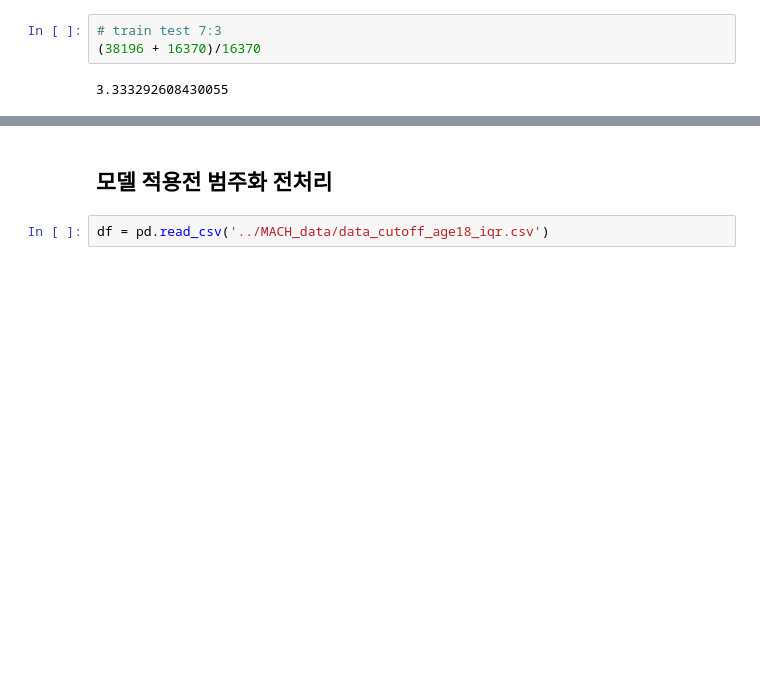
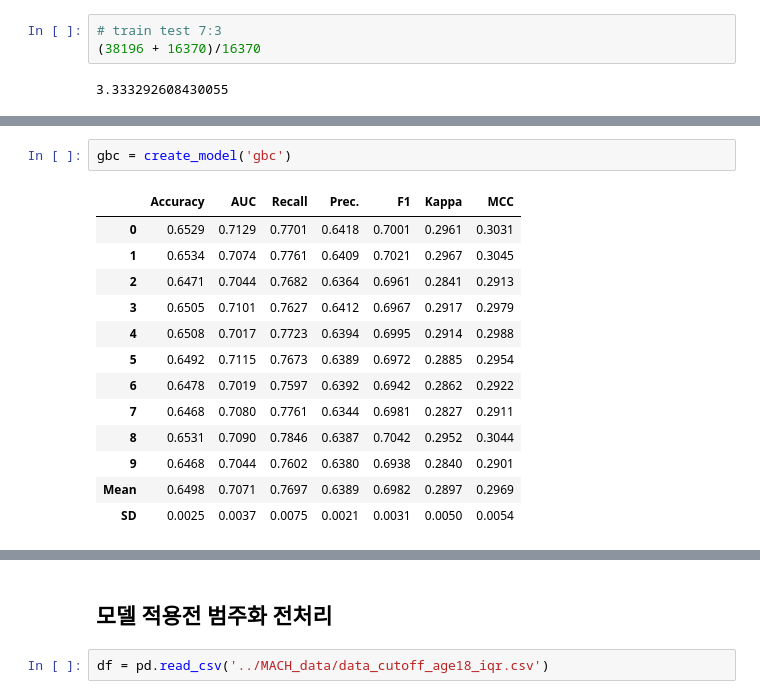
Before and after one commit to dss-14th/ml-repo-3, a Jupyter notebook: yong's/EDA_mach.ipynb, the cells around one changed output, grey strips where cells are left out. Saved outputs shown, nothing was run; the diff lists cells and outputs as text; blank space fills up the shorter version.

```diff
--- a/yong's/EDA_mach.ipynb
+++ b/yong's/EDA_mach.ipynb
@@ -105 +105,17 @@ LGBMClassifier(boosting_type='gbdt', class_weight=None, colsample_bytree=1.0,
                subsample=1.0, subsample_for_bin=200000, subsample_freq=0)
+# %%
+gbc = create_model('gbc')
+# %% [output]
+|  | Accuracy | AUC | Recall | Prec. | F1 | Kappa | MCC |
+| 0 | 0.6529 | 0.7129 | 0.7701 | 0.6418 | 0.7001 | 0.2961 | 0.3031 |
+| 1 | 0.6534 | 0.7074 | 0.7761 | 0.6409 | 0.7021 | 0.2967 | 0.3045 |
+| 2 | 0.6471 | 0.7044 | 0.7682 | 0.6364 | 0.6961 | 0.2841 | 0.2913 |
+| 3 | 0.6505 | 0.7101 | 0.7627 | 0.6412 | 0.6967 | 0.2917 | 0.2979 |
+| 4 | 0.6508 | 0.7017 | 0.7723 | 0.6394 | 0.6995 | 0.2914 | 0.2988 |
+| 5 | 0.6492 | 0.7115 | 0.7673 | 0.6389 | 0.6972 | 0.2885 | 0.2954 |
+| 6 | 0.6478 | 0.7019 | 0.7597 | 0.6392 | 0.6942 | 0.2862 | 0.2922 |
+| 7 | 0.6468 | 0.7080 | 0.7761 | 0.6344 | 0.6981 | 0.2827 | 0.2911 |
+| 8 | 0.6531 | 0.7090 | 0.7846 | 0.6387 | 0.7042 | 0.2952 | 0.3044 |
+| 9 | 0.6468 | 0.7044 | 0.7602 | 0.6380 | 0.6938 | 0.2840 | 0.2901 |
+| Mean | 0.6498 | 0.7071 | 0.7697 | 0.6389 | 0.6982 | 0.2897 | 0.2969 |
+| SD | 0.0025 | 0.0037 | 0.0075 | 0.0021 | 0.0031 | 0.0050 | 0.0054 |
```
Also changed, not shown: parts of 3 cells of this notebook.
